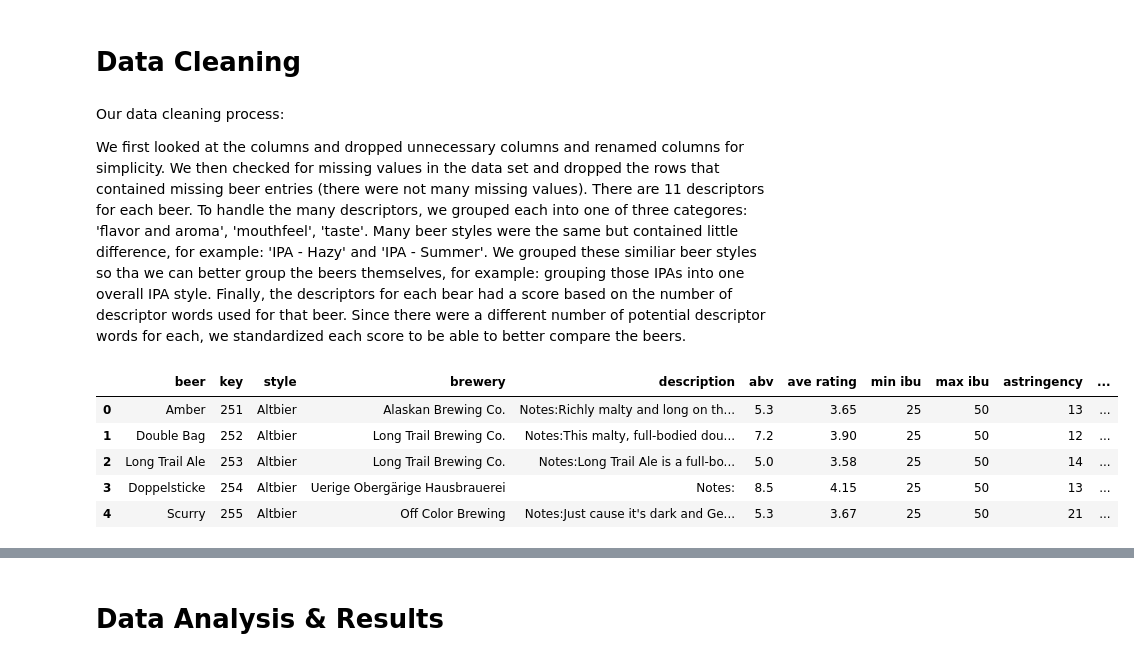
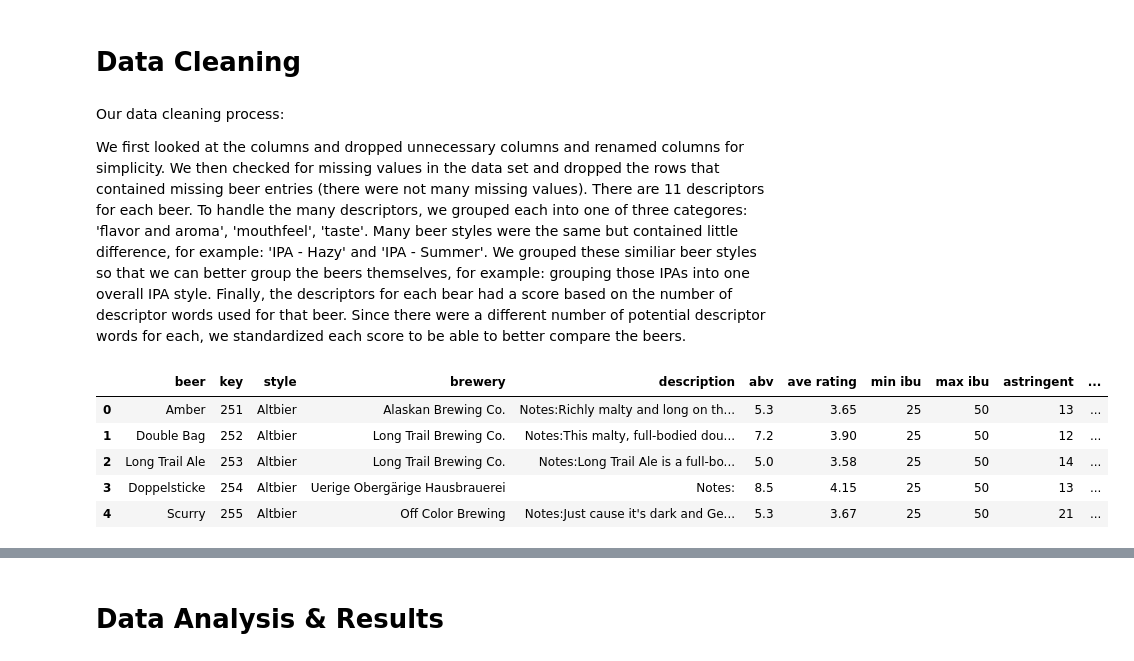
Before and after one commit to BrandonLuong/Beer-Analysis, a Jupyter notebook: FinalProjectGroup_039-Fa22.ipynb, the cells around one changed output, grey strips where cells are left out. Cells and saved outputs as stored; diff of their text form; code cells hidden in the pictures.

```diff
--- a/FinalProjectGroup_039-Fa22.ipynb
+++ b/FinalProjectGroup_039-Fa22.ipynb
@@ -111,32 +113,32 @@ description_df = pd.concat(beer_descriptors, ignore_index=False, axis=1)
 
 Our data cleaning process:
 
-We first looked at the columns and dropped unnecessary columns and renamed columns for simplicity. We then checked for missing values in the data set and dropped the rows that contained missing beer entries (there were not many missing values). There are 11 descriptors for each beer. To handle the many descriptors, we grouped each into one of three categores: 'flavor and aroma', 'mouthfeel', 'taste'. Many beer styles were the same but contained little difference, for example: 'IPA - Hazy' and 'IPA - Summer'. We grouped these similiar beer styles so tha we can better group the beers themselves, for example: grouping those IPAs into one overall IPA style. Finally, the descriptors for each bear had a score based on the number of descriptor words used for that beer. Since there were a different number of potential descriptor words for each, we standardized each score to be able to better compare the beers.
+We first looked at the columns and dropped unnecessary columns and renamed columns for simplicity. We then checked for missing values in the data set and dropped the rows that contained missing beer entries (there were not many missing values). There are 11 descriptors for each beer. To handle the many descriptors, we grouped each into one of three categores: 'flavor and aroma', 'mouthfeel', 'taste'. Many beer styles were the same but contained little difference, for example: 'IPA - Hazy' and 'IPA - Summer'. We grouped these similiar beer styles so that we can better group the beers themselves, for example: grouping those IPAs into one overall IPA style. Finally, the descriptors for each bear had a score based on the number of descriptor words used for that beer. Since there were a different number of potential descriptor words for each, we standardized each score to be able to better compare the beers.
 # %%
 # remove impact columns from the descriptions dataframe
 description_df = description_df.drop(description_df.filter(regex='Impact').columns, axis=1)
 # lowercase the column names
 description_df.columns = description_df.columns.str.lower()
 # rename columns to match the descriptors in both data sets
-description_df = description_df.rename(columns = {'fruity':'fruits', 'astringent':'astringency', 'alcoholic':'alcohol'})
+description_df = description_df.rename(columns = {'spices':'spicy', 'alcoholic':'alcohol'})
 description_df
 
 # lowercase the column names
 beer_data_set.columns = beer_data_set.columns.str.lower()
 # drop 'style key' column and rename 'name' column to 'beer'
 beer_data_set = (beer_data_set.drop(columns = ['style key'])
-        .rename(columns = {'name': 'beer'})
+        .rename(columns = {'name': 'beer', 'astringency':'astringent', 'fruits':'fruity', 'spices':'spicy'})
 )
 beer_data_set
 
 # checking for missing values
 beer_data_set.isna().sum()
 
 # drop rows that contain missing beer entries
 beer_data_set = beer_data_set[beer_data_set['beer'].notna()]
 beer_data_set.head()
 # %% [output]
-|  | beer | key | style | brewery | description | abv | ave rating | min ibu | max ibu | astringency | ... |
+|  | beer | key | style | brewery | description | abv | ave rating | min ibu | max ibu | astringent | ... |
 | 0 | Amber | 251 | Altbier | Alaskan Brewing Co. | Notes:Richly malty and long on th... | 5.3 | 3.65 | 25 | 50 | 13 | ... |
 | 1 | Double Bag | 252 | Altbier | Long Trail Brewing Co. | Notes:This malty, full-bodied dou... | 7.2 | 3.90 | 25 | 50 | 12 | ... |
 | 2 | Long Trail Ale | 253 | Altbier | Long Trail Brewing Co. | Notes:Long Trail Ale is a full-bo... | 5.0 | 3.58 | 25 | 50 | 14 | ... |
```
Also changed, not shown: parts of 25 cells of this notebook.
